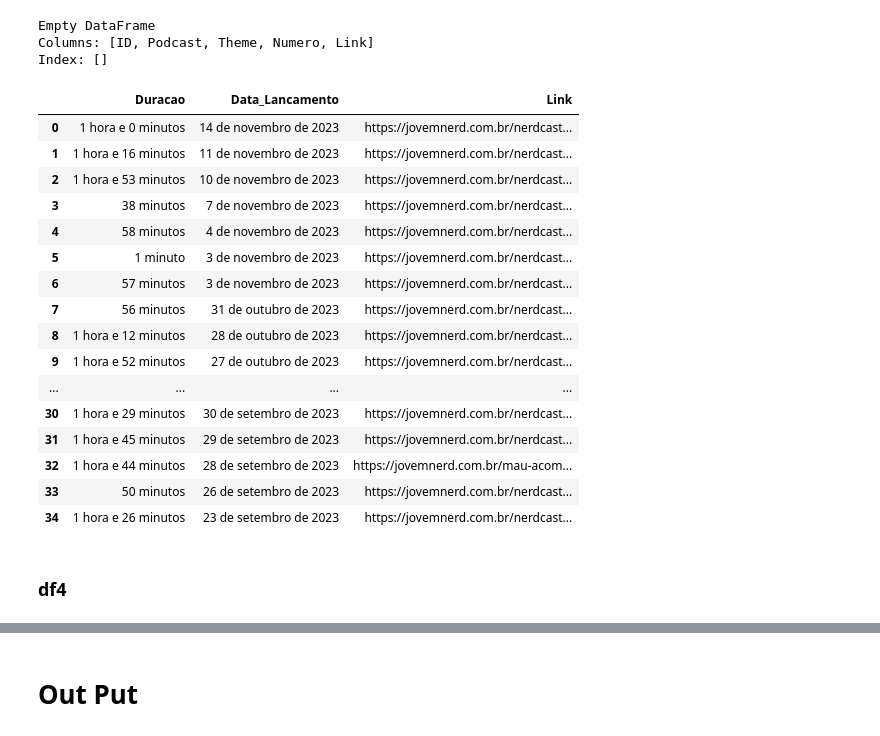
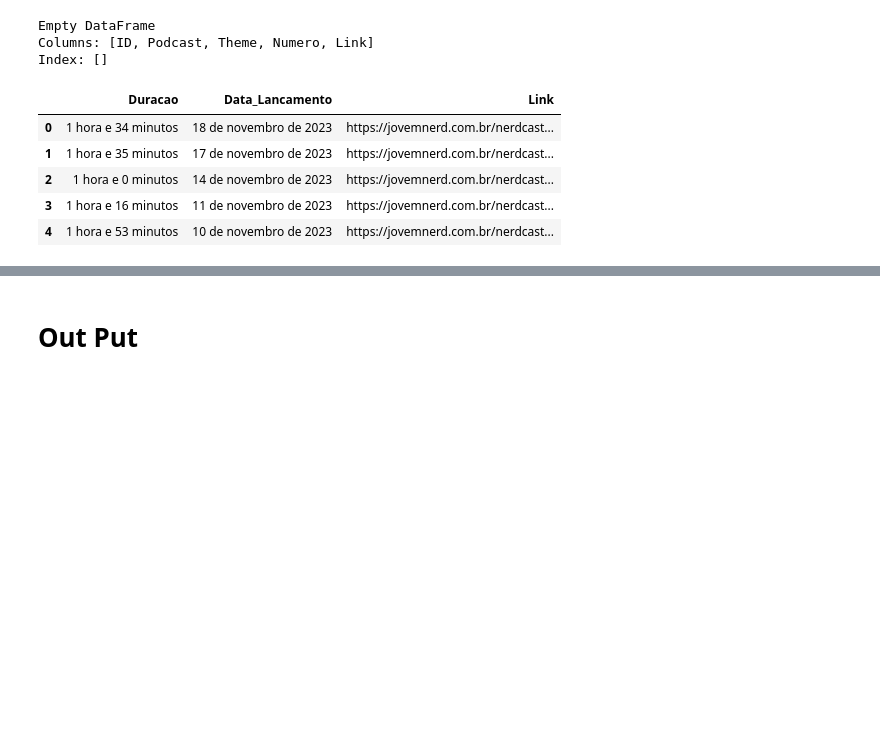
Before and after one commit to gellwanger/nerdcast_analysis, a Jupyter notebook: Nercast_Analysis.ipynb, the cells around one changed output, grey strips where cells are left out. Drawn from its saved outputs; the diff is of its cells as text; code cells hidden in the pictures; blank space fills up the shorter version.

```diff
--- a/Nercast_Analysis.ipynb
+++ b/Nercast_Analysis.ipynb
@@ -258,7 +242,7 @@ df.insert(len(df.columns)-1, column = 'Theme', value = '')
 # %%
 podcast_names = []
 
-for item in list:
+for item in list_podcasts:
   podcast_names.append(item.text)
 
 print(podcast_names)
@@ -315,0 +271,7 @@ df["Theme"][34]
+# %%
+for index, row in df.iterrows():
+  theme = row['Theme']
+  if len(theme) > 1:
+    theme_list_split = theme.split(', ')
+    updated_theme = ', '.join(theme_list_split[1:])
+    df.at[index, 'Theme'] = updated_theme
@@ -390,7 +338,7 @@ df[50:100]
 # %%
 df2 = pd.DataFrame(columns=['Assunto', 'Link'])
 # %%
-for item in list2:
+for item in list_podcasts_titles:
   df2.loc[df2.shape[0]] = [item.text.strip(), item.find('a')['href']]
 # %%
 linhas_duplicadas = df2[df2.duplicated(keep=False)]
@@ -447,7 +397,11 @@ df2.head()
 # %%
 df3 = pd.DataFrame(columns=['Duracao', 'Data_Lancamento', 'Link'])
 # %%
-for item in list3:
+list_duration = []
+list_launch = []
+list_link = []
+
+for item in list_podcasts_duration:
   if item.find('time'):
     duracao = item.find('time').get_text().split('•')[0][1:].strip()
     list_duration.append(duracao)
@@ -457,9 +411,6 @@ for item in list3:
 
     link = item.find('a')['href']
     list_link.append(link)
-
-  else:
-    pass
 # %%
 df3['Duracao'] = list_duration
 df3['Data_Lancamento'] = list_launch
@@ -497,24 +450,11 @@ Empty DataFrame
 Columns: [ID, Podcast, Theme, Numero, Link]
 Index: []
 # %%
-df3.head(30)
+df3.head()
 # %% [output]
 |  | Duracao | Data_Lancamento | Link |
-| 0 | 1 hora e 0 minutos | 14 de novembro de 2023 | https://jovemnerd.com.br/nerdcast... |
-| 1 | 1 hora e 16 minutos | 11 de novembro de 2023 | https://jovemnerd.com.br/nerdcast... |
-| 2 | 1 hora e 53 minutos | 10 de novembro de 2023 | https://jovemnerd.com.br/nerdcast... |
-| 3 | 38 minutos | 7 de novembro de 2023 | https://jovemnerd.com.br/nerdcast... |
-| 4 | 58 minutos | 4 de novembro de 2023 | https://jovemnerd.com.br/nerdcast... |
-| 5 | 1 minuto | 3 de novembro de 2023 | https://jovemnerd.com.br/nerdcast... |
-| 6 | 57 minutos | 3 de novembro de 2023 | https://jovemnerd.com.br/nerdcast... |
-| 7 | 56 minutos | 31 de outubro de 2023 | https://jovemnerd.com.br/nerdcast... |
-| 8 | 1 hora e 12 minutos | 28 de outubro de 2023 | https://jovemnerd.com.br/nerdcast... |
-| 9 | 1 hora e 52 minutos | 27 de outubro de 2023 | https://jovemnerd.com.br/nerdcast... |
-| ... | ... | ... | ... |
-| 30 | 1 hora e 29 minutos | 30 de setembro de 2023 | https://jovemnerd.com.br/nerdcast... |
-| 31 | 1 hora e 45 minutos | 29 de setembro de 2023 | https://jovemnerd.com.br/nerdcast... |
-| 32 | 1 hora e 44 minutos | 28 de setembro de 2023 | https://jovemnerd.com.br/mau-acom... |
-| 33 | 50 minutos | 26 de setembro de 2023 | https://jovemnerd.com.br/nerdcast... |
-| 34 | 1 hora e 26 minutos | 23 de setembro de 2023 | https://jovemnerd.com.br/nerdcast... |
+| 0 | 1 hora e 34 minutos | 18 de novembro de 2023 | https://jovemnerd.com.br/nerdcast... |
+| 1 | 1 hora e 35 minutos | 17 de novembro de 2023 | https://jovemnerd.com.br/nerdcast... |
+| 2 | 1 hora e 0 minutos | 14 de novembro de 2023 | https://jovemnerd.com.br/nerdcast... |
+| 3 | 1 hora e 16 minutos | 11 de novembro de 2023 | https://jovemnerd.com.br/nerdcast... |
+| 4 | 1 hora e 53 minutos | 10 de novembro de 2023 | https://jovemnerd.com.br/nerdcast... |
-# %% [markdown]
-### df4
```
Also changed, not shown: parts of 38 cells of this notebook.
